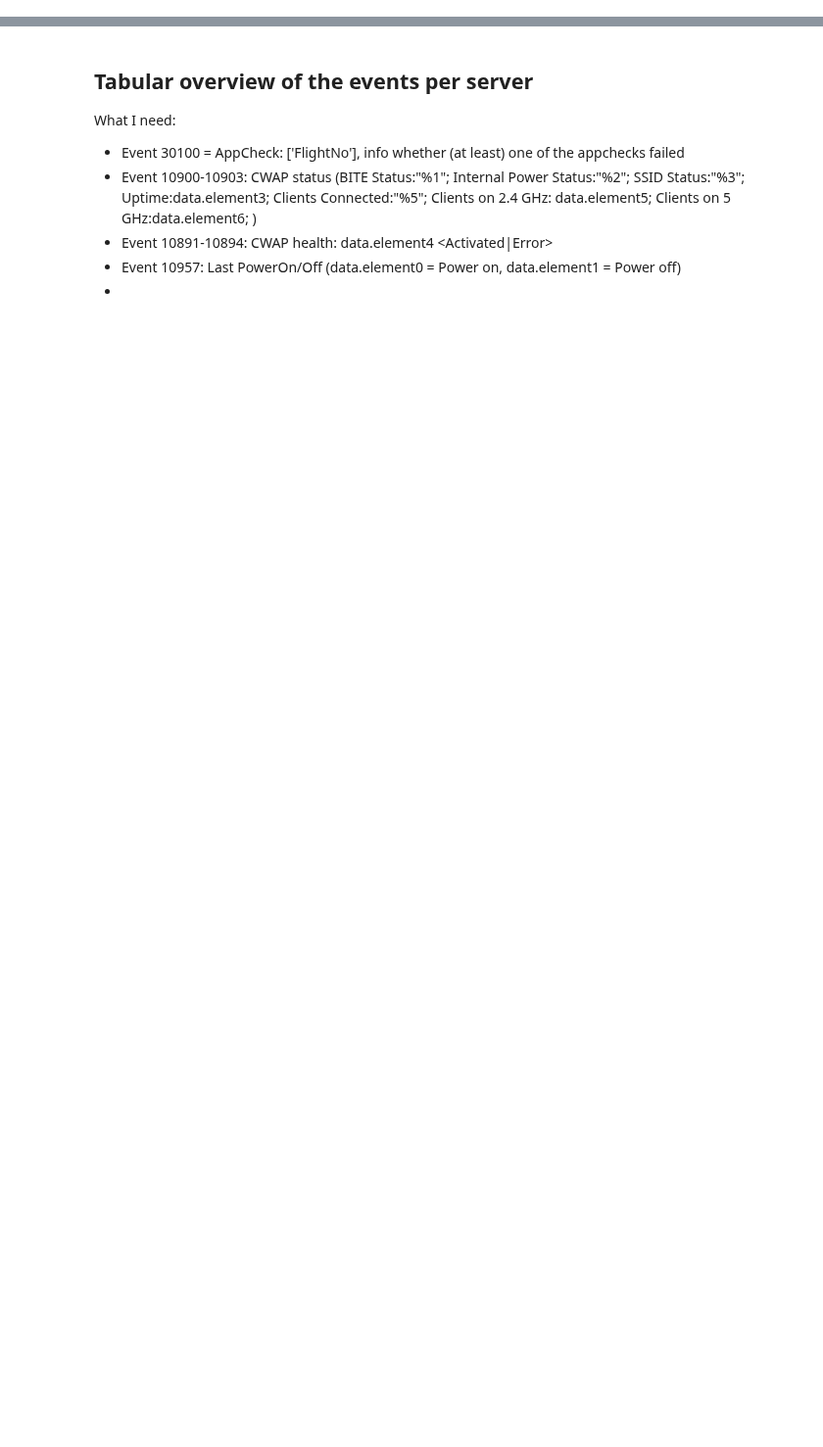
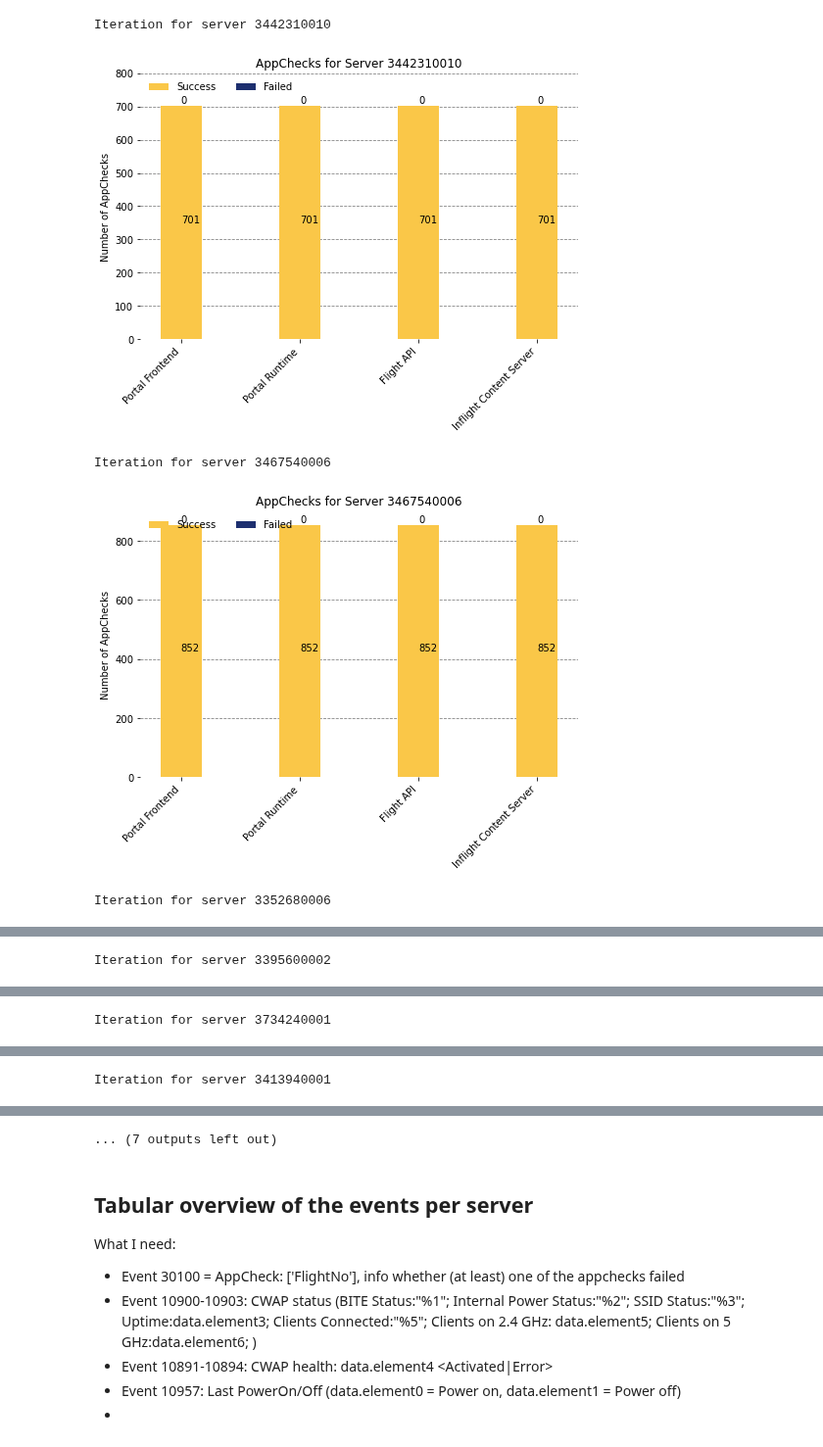
Before and after one commit to mweil372/jupyter-notebooks, a Jupyter notebook: VaPaxAvailSLA.ipynb, the cells around one changed output, grey strips where cells are left out. Shown at 98% size. Saved outputs shown, nothing was run; the diff lists cells and outputs as text; code cells hidden in the pictures; blank space fills up the shorter version.

```diff
--- a/VaPaxAvailSLA.ipynb
+++ b/VaPaxAvailSLA.ipynb
@@ -66 +118,11 @@ df_new['DRMFairplay'] = df_new[df_new['eventId'] == 'AppCheck']['data.element0']
+# %%
+# create a list of components for the diagram; we leave out the non-SLA-relevant components and combine PortalFrontendHomepage and PortalFrontendApp
+#components = ['PortalFrontendHomepage', 'PortalFrontendApp', 'PortalRuntime', 'AnalyticsReceiver', 'MovingMap', 'FlightAPI', 'InflightContentServer', 'DRMWidevine', 'DRMFairplay']
+components = ['PortalFrontendHomepage', 'PortalFrontendApp', 'PortalRuntime', 'FlightAPI', 'InflightContentServer']
+# create a list of all servers in the report
+servers = list()
+for s in df_new['serialNumber'].unique().tolist():
+    servers.append(s)
+# if other servers (or a subset of servers) than contained in the CSV file shall be used, append those explicitly to the list
+#servers.append('7CTCA20586')
 # %% [markdown]
@@ -72,14 +137,8 @@ df_new['DRMFairplay'] = df_new[df_new['eventId'] == 'AppCheck']['data.element0']
 # %%
 # create a working copy of df_new, filtered by eventId = 'AppCheck', using only the columns: timestamp, serialNumber, eventId, PortalFrontendHomepage
 df_work_appcheck = df_new[df_new['eventId'] == 'AppCheck'][['timestamp', 'serialNumber', 'eventId', 'PortalFrontendHomepage', 'PortalFrontendApp', 'PortalRuntime', 'AnalyticsReceiver', 'MovingMap', 'FlightAPI', 'InflightContentServer', 'DRMWidevine', 'DRMFairplay']]
-
-# then, create a list of labels for the diagram
-labels = ['PortalFrontendHomepage', 'PortalFrontendApp', 'PortalRuntime', 'AnalyticsReceiver', 'MovingMap', 'FlightAPI', 'InflightContentServer', 'DRMWidevine', 'DRMFairplay']
-# create a list of all servers in the report
-servers = list()
-for s in df_new['serialNumber'].unique().tolist():
-    servers.append(s)
-#servers.append('7CTCA20586')
+# define the labels to be used in the charts
+labels = ['Portal Frontend', 'Portal Runtime', 'Flight API', 'Inflight Content Server']
 # i is just a counter to print the respective dataframe df_list[i]
 i = 0
 # start defining the stacked bar plot
@@ -107,7 +166,7 @@ for s in servers:
     # first, define a filter for all servers in list s
     df_server_filter = (df_new['serialNumber'] == s)
     # then, iterate over the labels (which are components of the appcheck) and create a dataframe per server and component
-    for component in labels:
+    for component in components:
         # reset the dataframe per server
         df_component = ()
         # define the components as categorical data using value 1, 0 (1 = success, 0 = failure)
@@ -118,30 +177,45 @@ for s in servers:
         # append df_component.loc[1] to suc; suc now contains the number of successful appchecks for the current server and respective component
         suc = suc.append(df_component.loc[1])
         # append df_component.loc[0] to fail; fail now contains the number of failed appchecks for the current server and respective component
         fail = fail.append(df_component.loc[0])
         df_list.append(df_component)
         i += 1
 
+    #we don't want to differentiate Portal Frontend Homepage and Portal Frontend App but consolidate them as Portal Frontend in the report
+    if suc.PortalFrontendApp < suc.PortalFrontendHomepage:
+        # drop suc.PortalFrontendHomepage
+        suc = suc.drop(suc.index[suc.index == 'PortalFrontendHomepage'])
+        fail = fail.drop(fail.index[fail.index == 'PortalFrontendHomepage'])
+    else:
+        # drop suc.PortalFrontendApp
+        suc = suc.drop(suc.index[suc.index == 'PortalFrontendApp'])
+        fail = fail.drop(fail.index[fail.index == 'PortalFrontendApp'])
     # create a matplotlib ax.bar with labels and the data from the list of dataframes
     if (suc.sum(axis=0) > 0 or fail.sum(axis=0) > 0):
         ax.bar(labels, suc.to_list(), width, color=colors[3], label='Suceeded')
         ax.bar(labels, fail.to_list(), width, bottom=suc.to_list(), color=colors[0], label='Failed')
         for index,data in enumerate(suc.to_list()):
             plt.text(x=index , y =data/2 , s=f"{data}" , fontdict=dict(fontsize=10))
         for index,data in enumerate(fail.to_list()):
             plt.text(x=index , y =suc.to_list()[index]+10 , s=f"{data}" , fontdict=dict(fontsize=10))
         # remove spines
         ax.spines['right'].set_visible(False)
         ax.spines['left'].set_visible(False)
         ax.spines['top'].set_visible(False)
         ax.spines['bottom'].set_visible(False)
         # adjust limits and draw grid lines
         plt.ylim(-0.5, ax.get_yticks()[-1] + 0.5)
         ax.set_axisbelow(True)
         ax.yaxis.grid(color='gray', linestyle='dashed')
         # legend
         plt.legend(['Success', 'Failed'], loc='upper left', ncol=4, frameon=False)
         plt.show()
     else:
         print('No appchecks for server ' + str(s))
         continue
+# %% [output]
+Iteration for server 3442310010
+[figure, added]
+Iteration for server 3467540006
+[figure, added]
+Iteration for server 3352680006
@@ -147,0 +223 @@ for s in servers:
+Iteration for server 3395600002
@@ -147,0 +225 @@ for s in servers:
+Iteration for server 3734240001
@@ -147,0 +227 @@ for s in servers:
+Iteration for server 3413940001
@@ -148,3 +229,4 @@ for s in servers:
+... (7 outputs left out)
 # %% [markdown]
 ## Tabular overview of the events per server
 
```
Also changed, not shown: parts of 12 cells of this notebook.
